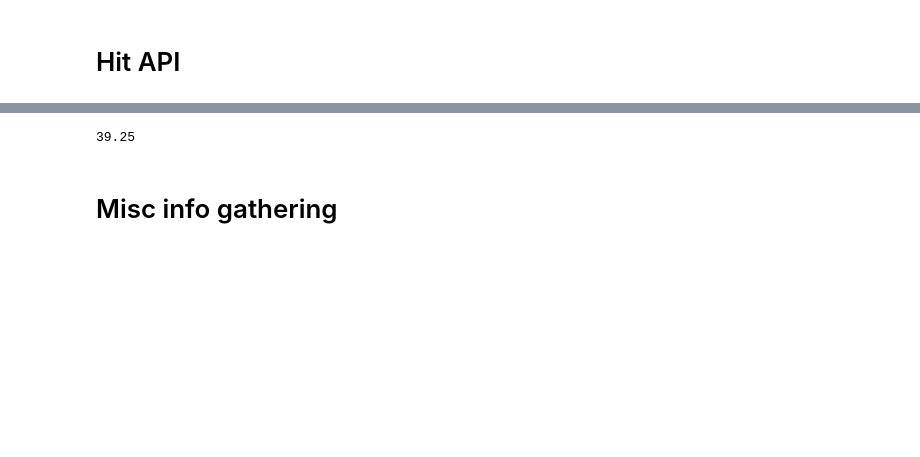
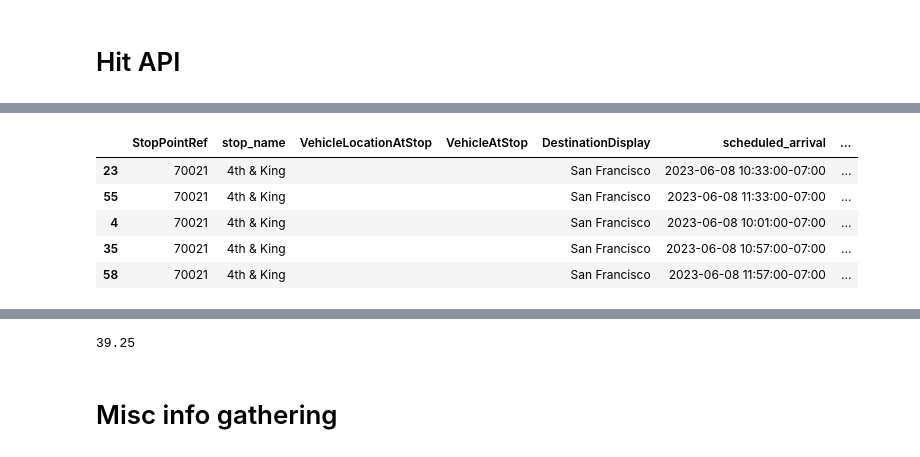
Before and after one commit to ahakso/sandbox, a Jupyter notebook: caltrain_api.ipynb, the cells around one changed output, grey strips where cells are left out. Cells and saved outputs as stored; diff of their text form; code cells hidden in the pictures; blank space fills up the shorter version.

```diff
--- a/caltrain_api.ipynb
+++ b/caltrain_api.ipynb
@@ -153,0 +22,7 @@ rt_response = request_to_json(
+# %%
+from caltrain import API_TRAIN_TIME_COLS, MY_TRAIN_TIME_COLS, estimate_sf_stop_from_22nd_st_stop
+all_trains_one_direction = self.get_trains_one_direction_from_departures_response('san_francisco')
+destination_arrivals = self.filter_predicted_stops_to_station(
+    all_trains_one_direction,
+    self.my_destination_station,
+)
@@ -153,0 +43,9 @@ rt_response = request_to_json(
+# %%
+destination_arrivals
+# %% [output]
+|  | StopPointRef | stop_name | VehicleLocationAtStop | VehicleAtStop | DestinationDisplay | scheduled_arrival | ... |
+| 23 | 70021 | 4th & King |  |  | San Francisco | 2023-06-08 10:33:00-07:00 | ... |
+| 55 | 70021 | 4th & King |  |  | San Francisco | 2023-06-08 11:33:00-07:00 | ... |
+| 4 | 70021 | 4th & King |  |  | San Francisco | 2023-06-08 10:01:00-07:00 | ... |
+| 35 | 70021 | 4th & King |  |  | San Francisco | 2023-06-08 10:57:00-07:00 | ... |
+| 58 | 70021 | 4th & King |  |  | San Francisco | 2023-06-08 11:57:00-07:00 | ... |
```
Also changed, not shown: parts of 24 cells of this notebook.
